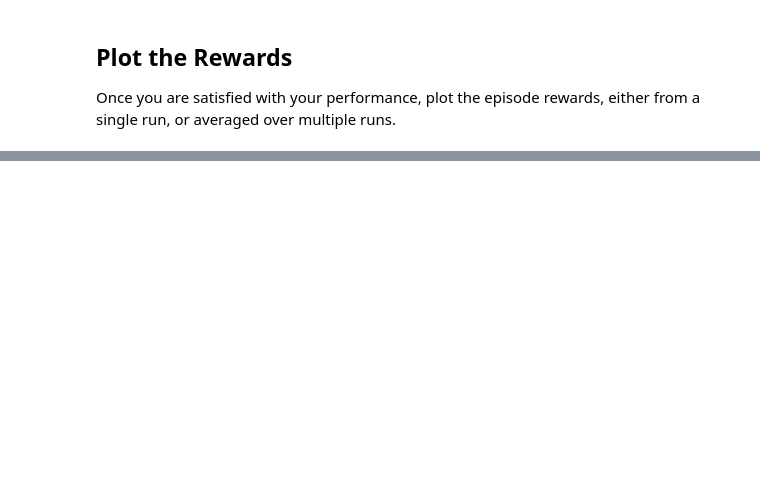
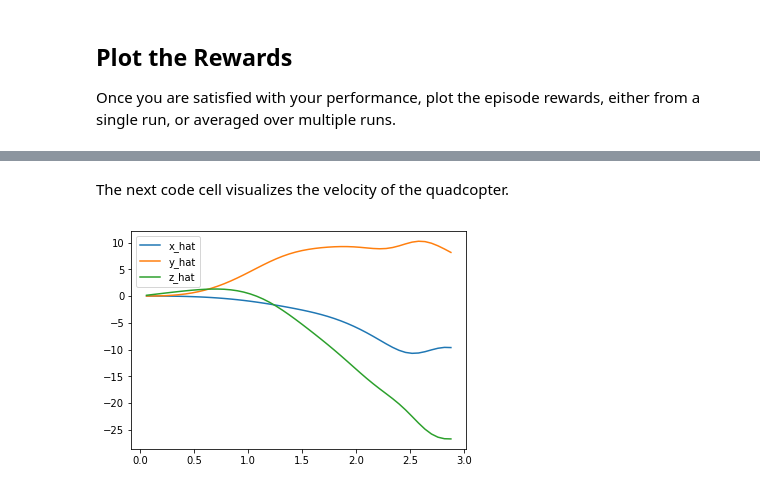
Before and after one commit to tcvieira/RL-Quadcopter-2, a Jupyter notebook: Quadcopter_Project.ipynb, the cells around one changed output, grey strips where cells are left out. Cells and saved outputs as stored; diff of their text form; code cells hidden in the pictures; blank space fills up the shorter version.

```diff
--- a/Quadcopter_Project.ipynb
+++ b/Quadcopter_Project.ipynb
@@ -297,0 +315,10 @@ Once you are satisfied with your performance, plot the episode rewards, either f
+# %% [markdown]
+The next code cell visualizes the velocity of the quadcopter.
+# %%
+plt.plot(results['time'], results['x_velocity'], label='x_hat')
+plt.plot(results['time'], results['y_velocity'], label='y_hat')
+plt.plot(results['time'], results['z_velocity'], label='z_hat')
+plt.legend()
+_ = plt.ylim()
+# %% [output]
+[figure, added]
```
Also changed, not shown: parts of 24 cells of this notebook, 4 other files.
